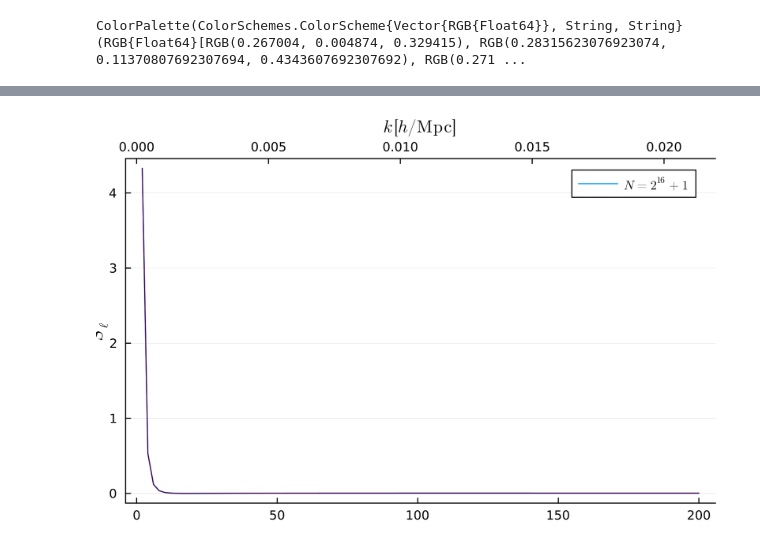
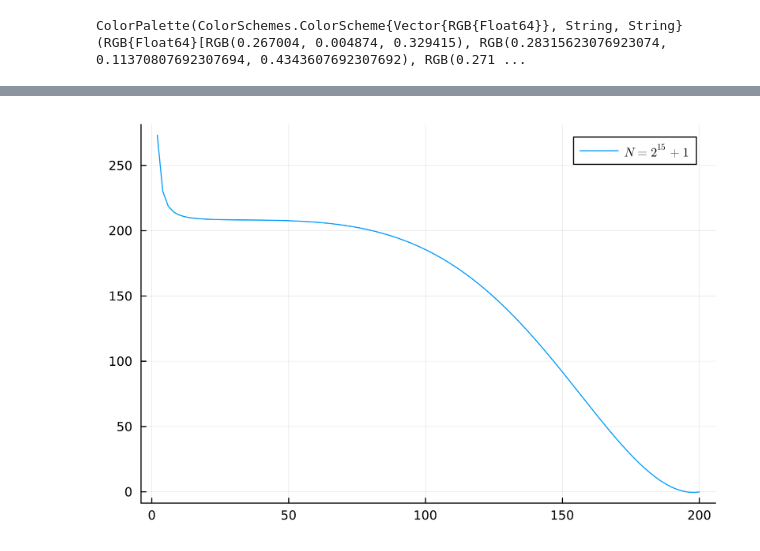
Before and after one commit to anvi-git/3D_Angular_Power_Spectrum, a Jupyter notebook: notebooks/comparisons.ipynb, the cells around one changed output, grey strips where cells are left out. Cells and saved outputs as stored; diff of their text form; code cells hidden in the pictures.

```diff
--- a/notebooks/comparisons.ipynb
+++ b/notebooks/comparisons.ipynb
@@ -149,38 +146,39 @@ fig
 # %%
 S1 = npzread("out/runs/run_2026_06_06_124805/S_l.npy") # 2^5 +1
 S2 = npzread("out/runs/run_2026_06_06_125047/S_l.npy") # 2^6 +1
 S3 = npzread("out/runs/run_2026_06_06_125256/S_l.npy") # 2^7 +1
 S4 = npzread("out/runs/run_2026_06_06_125710/S_l.npy") # 2^8 +1
 S5 = npzread("out/runs/run_2026_06_06_130339/S_l.npy") # 2^9 +1
 S6 = npzread("out/runs/run_2026_06_06_131638/S_l.npy") # 2^10 +1
 S7 = npzread("out/runs/run_2026_06_06_134103/S_l.npy") # 2^11 +1
 S8 = npzread("out/runs/run_2026_06_06_142949/S_l.npy") # 2^12 +1
 S9 = npzread("out/runs/run_2026_06_06_161327/S_l.npy") # 2^13 +1
 S10 = npzread("out/runs/run_2026_06_06_195518/S_l.npy") # 2^14+1
 S11 = npzread("out/runs/run_2026_06_07_033316/S_l.npy") # 2^15+1
 S12 = npzread("out/runs/run_2026_06_09_085000/S_l.npy") # 2^16+1
 
 ℓ = LinRange(2, 200, 100)
 #plot(ℓ, S1 .* ℓ .* (ℓ .+ 1) / maximum(S1), linestyle = :auto, label = L" N = 2^5 + 1")
 # plot!(ℓ, S2 .* ℓ .* (ℓ .+ 1) / maximum(S2), linestyle = :auto, label = L" N = 2^6 + 1")
 # plot!(ℓ, S3 .* ℓ .* (ℓ .+ 1) / maximum(S3), linestyle = :auto, label = L" N = 2^7 + 1")
 # plot!(ℓ, S4 .* ℓ .* (ℓ .+ 1) / maximum(S4), linestyle = :auto, label = L" N = 2^8 + 1")
 # plot!(ℓ, S5 .* ℓ .* (ℓ .+ 1) / maximum(S5), linestyle = :auto, label = L" N = 2^9 + 1")
 # plot!(ℓ, S6 .* ℓ .* (ℓ .+ 1) / maximum(S6), linestyle = :auto, label = L" N = 2^{10} + 1")
 # plot!(ℓ, S7 .* ℓ .* (ℓ .+ 1) / maximum(S7), linestyle = :auto, label = L" N = 2^{11} + 1")
 # plot!(ℓ, S8 .* ℓ .* (ℓ .+ 1) / maximum(S8), linestyle = :auto, label = L" N = 2^{12} + 1")
 # plot!(ℓ, S9 .* ℓ .* (ℓ .+ 1) / maximum(S9), linestyle = :auto, label = L" N = 2^{13} + 1")
 #plot(ℓ, S10 .* ℓ .* (ℓ .+ 1) / maximum(S10), linestyle = :auto, label = L" N = 2^{14} + 1")
 #plot(ℓ, S11 .* ℓ .* (ℓ .+ 1) / maximum(S11), label = L" N = 2^{15} + 1")
-Plots.plot(ℓ, S12, label = L" N = 2^{16} + 1")
-Plots.plot!(    twiny(),
-    k_plot,
-    S12,
-    label = false,
-    color = colors[1],
-    xlabel = L"k \, [h/\mathrm{Mpc}]",
-    ylabel = L"S_\ell "
-)
+Plots.plot(ℓ, S11, label = L" N = 2^{15} + 1")
+#Plots.plot!(ℓ, S12, label = L" N = 2^{16} + 1")
+# Plots.plot!(    twiny(),
+#     k_plot,
+#     S12,
+#     label = false,
+#     color = colors[1],
+#     xlabel = L"k \, [h/\mathrm{Mpc}]",
+#     ylabel = L"S_\ell "
+# )
 Plots.plot!(dpi = 300, legend=true)
 # %% [output]
-[figure, old version]
+[figure, new version]
```
Also changed, not shown: parts of 4 cells of this notebook, 4 other files.
